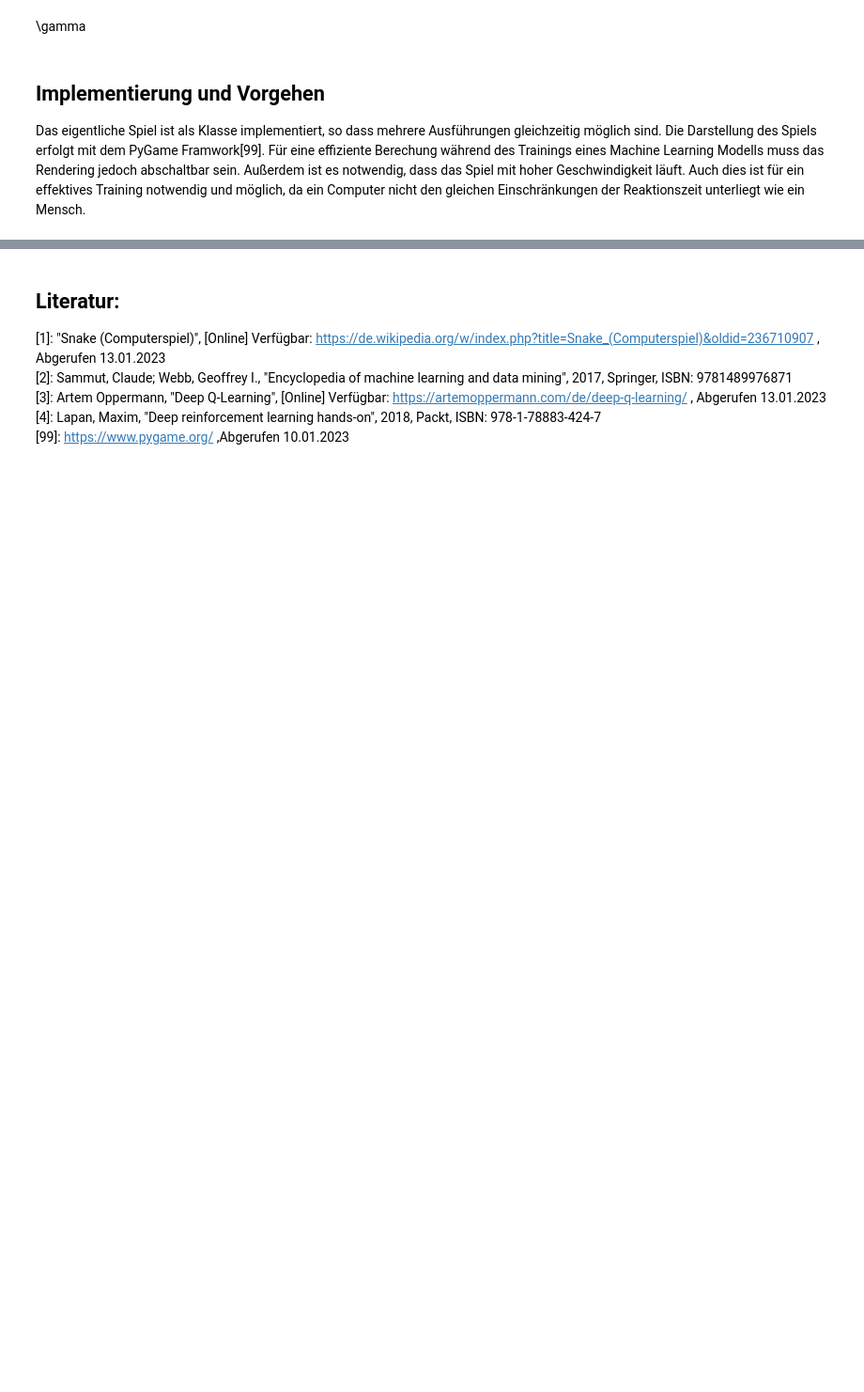
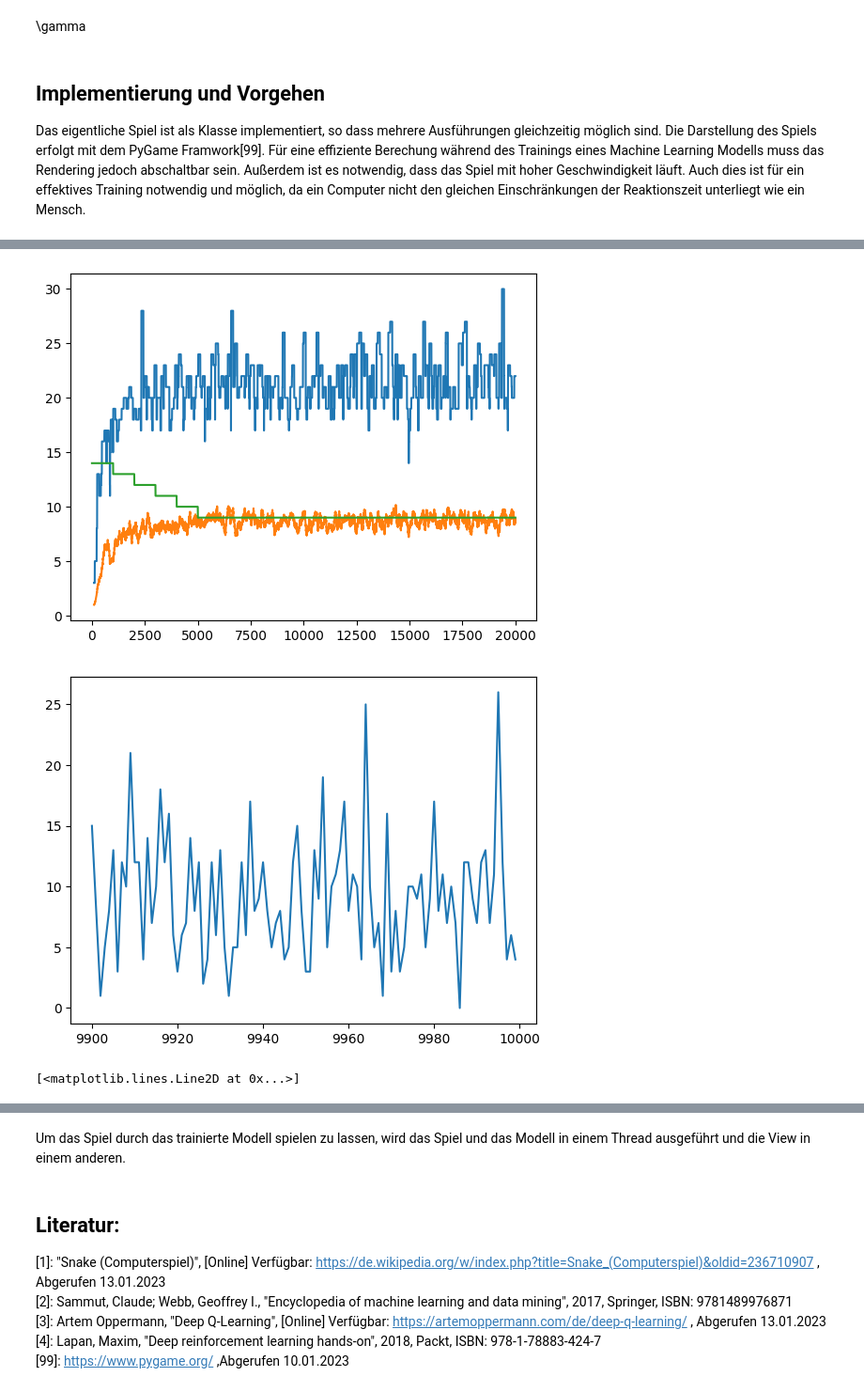
Before and after one commit to florianw830/DeepLearningWS2324, a Jupyter notebook: Snake.ipynb, the cells around one changed output, grey strips where cells are left out. Shown at 94% size. Cells and saved outputs as stored; diff of their text form; code cells hidden in the pictures; blank space fills up the shorter version.

```diff
--- a/Snake.ipynb
+++ b/Snake.ipynb
@@ -70,3 +92,0 @@ class RandomAgent(Agent):
-# %%
-def get_distance(a,b):
-    return math.sqrt( (a.y-b.y) ** 2 + (a.x-b.x) ** 2 )
@@ -125,0 +271,7 @@ class SnakeGame():
+# %%
+sn = SnakeGame()
+
+sv =SnakeView(sn)
+sn.register_observer(sv)
+sn.start_game()
+sv.draw_grid()
@@ -125,0 +402,21 @@ class SnakeGame():
+# %%
+import pandas as pd
+import matplotlib.pyplot as plt
+df = pd.DataFrame({'Points': ys})
+df2 = pd.DataFrame({'Points': yse})
+avg = df['Points'].rolling(window=100).max()
+avg2 = df['Points'].rolling(window=100).mean()
+plt.plot(avg)
+plt.plot(avg2)
+plt.plot(df2)
+plt.show()
+avg3 = df[10000-100:10000]['Points'].rolling(window=1).min()
+plt.plot(avg3)
+plt.show()
+avg3 = df[0:100]['Points'].rolling(window=1).min()
+plt.plot(avg3)
+plt.show()
+# %% [output]
+[figure, added]
+[figure, added]
+[<matplotlib.lines.Line2D at 0x...>]
@@ -125,0 +424,2 @@ class SnakeGame():
+# %% [markdown]
+Um das Spiel durch das trainierte Modell spielen zu lassen, wird das Spiel und das Modell in einem Thread ausgeführt und die View in einem anderen.
```
Also changed, not shown: parts of 22 cells of this notebook.
